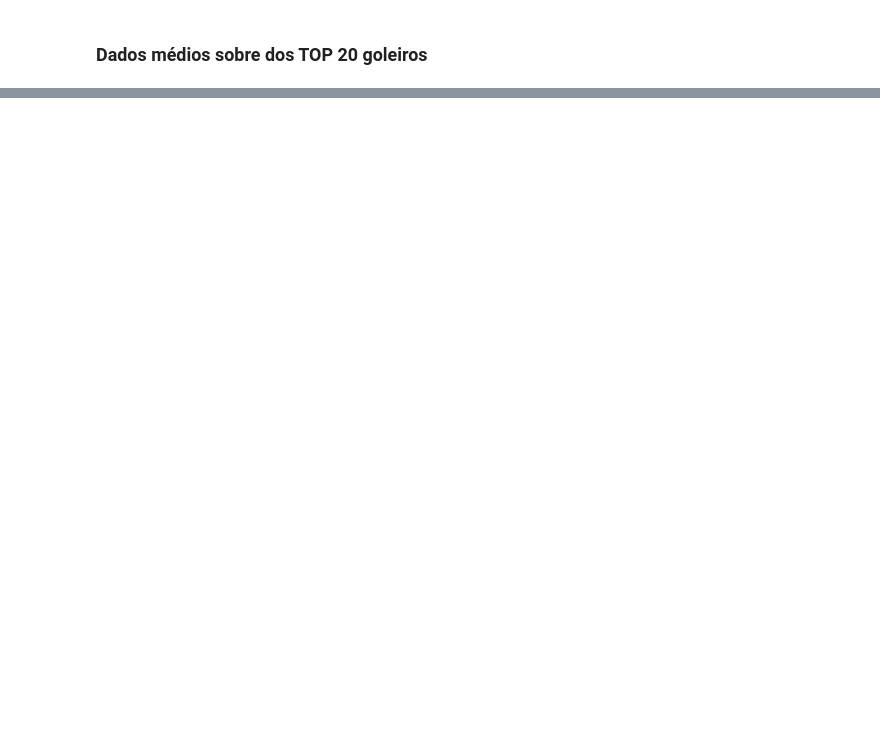
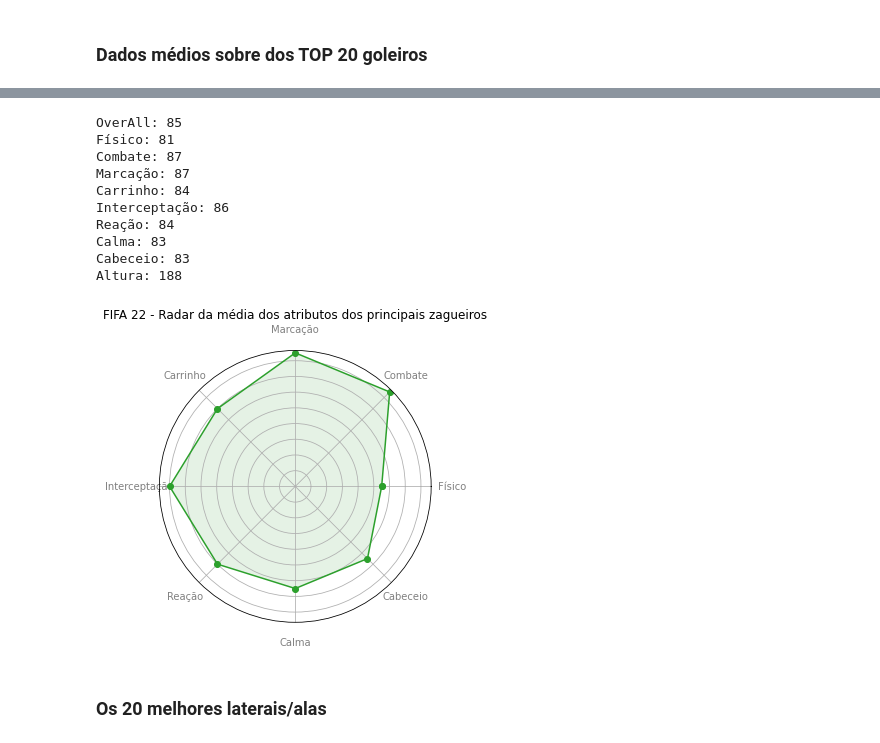
Before and after one commit to leovasc5/exploratory-analysis-of-FIFA-22-data, a Jupyter notebook: curiosidades.ipynb, the cells around one changed output, grey strips where cells are left out. Cells and saved outputs as stored; diff of their text form; code cells hidden in the pictures; blank space fills up the shorter version.

```diff
--- a/curiosidades.ipynb
+++ b/curiosidades.ipynb
@@ -446,0 +452,3 @@ plt.show()
+# %%
+temp = df.loc[(df.posicoes.str.contains('CB'))].head(20)
+temp.head(20)
@@ -446,0 +474,29 @@ plt.show()
+# %%
+atributos = ['OverAll', 'Físico', 'Combate', 'Marcação', 'Carrinho', 'Interceptação', 'Reação', 'Calma', 'Cabeceio']
+colunas = ['overall', 'fisico_total', 'combate','marcacao', 'carrinho', 'interceptacao', 'reacao', 'calma', 'cabeceio']
+valores = []
+n = 0
+
+for i in colunas:
+    valores.append(int(temp[i].mean()))
+
+for j in atributos:
+    print(j+': '+ str(valores[n]))
+    n+=1
+
+print('Altura: ' + str(int(temp['altura'].mean())))
+graf = radar('FIFA 22 - Radar da média dos atributos dos principais zagueiros', valores, atributos)
+# %% [output]
+OverAll: 85
+Físico: 81
+Combate: 87
+Marcação: 87
+Carrinho: 84
+Interceptação: 86
+Reação: 84
+Calma: 83
+Cabeceio: 83
+Altura: 188
+[figure, added]
+# %% [markdown]
+### Os 20 melhores laterais/alas
```
Also changed, not shown: parts of 34 cells of this notebook, 4 other files.
